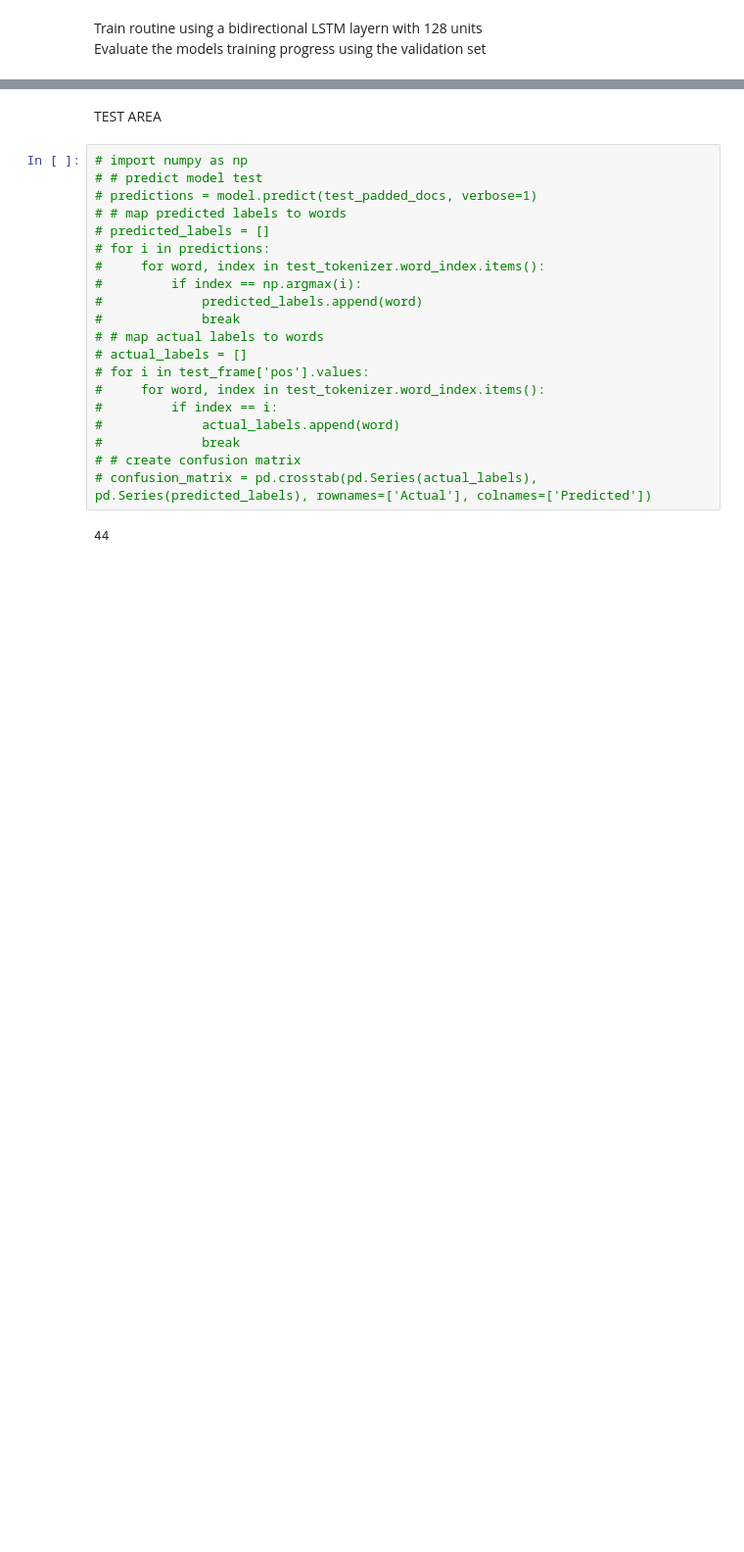
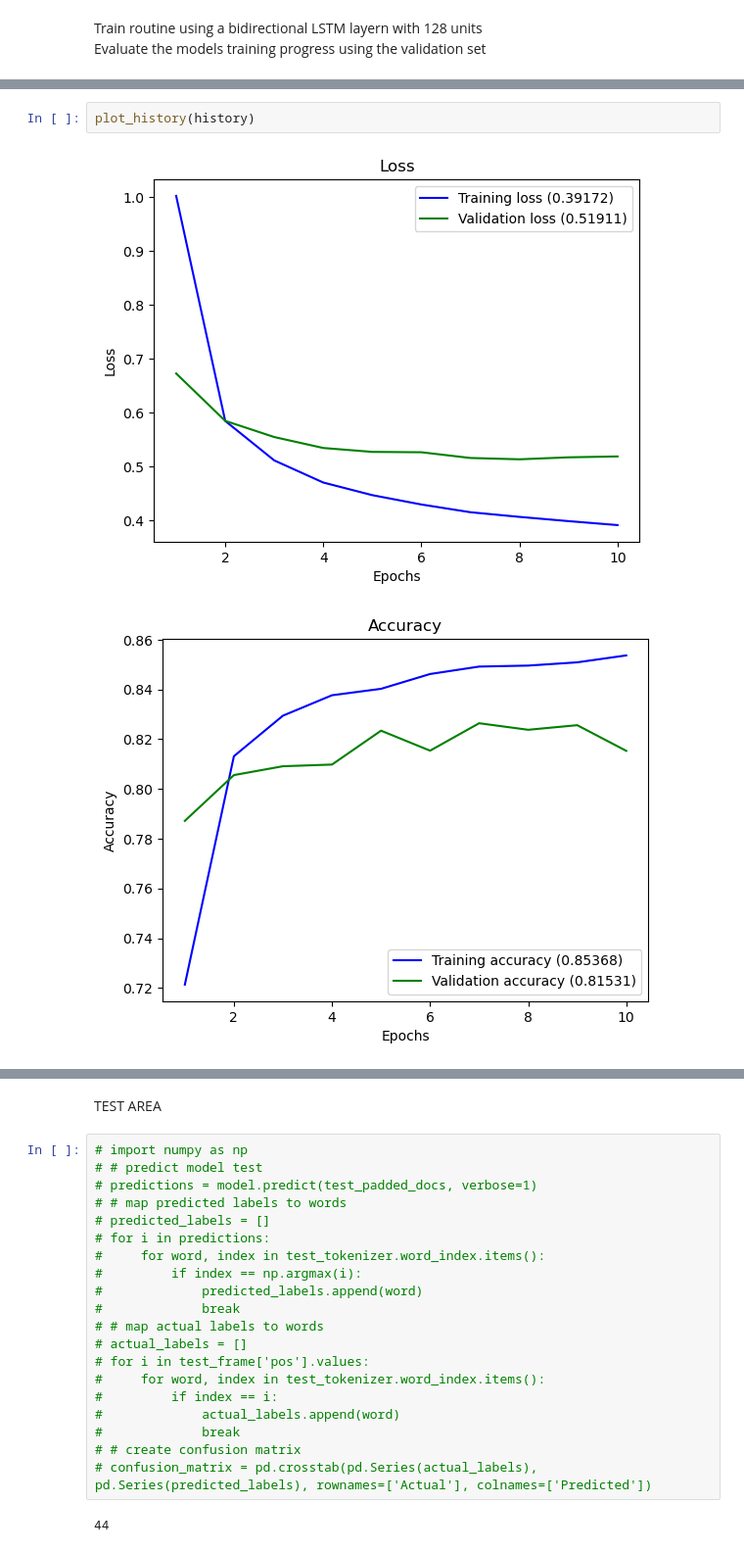
Before and after one commit to michaelSt9898/nlp_assignment_project, a Jupyter notebook: assignment_1.ipynb, the cells around one changed output, grey strips where cells are left out. Shown at 98% size. Drawn from its saved outputs; the diff is of its cells as text; blank space fills up the shorter version.

```diff
--- a/assignment_1.ipynb
+++ b/assignment_1.ipynb
@@ -302,0 +347,5 @@ Accuracy: 85.522443
+# %%
+plot_history(history)
+# %% [output]
+[figure, added]
+[figure, added]
```
Also changed, not shown: parts of 10 cells of this notebook, 2 other files.
